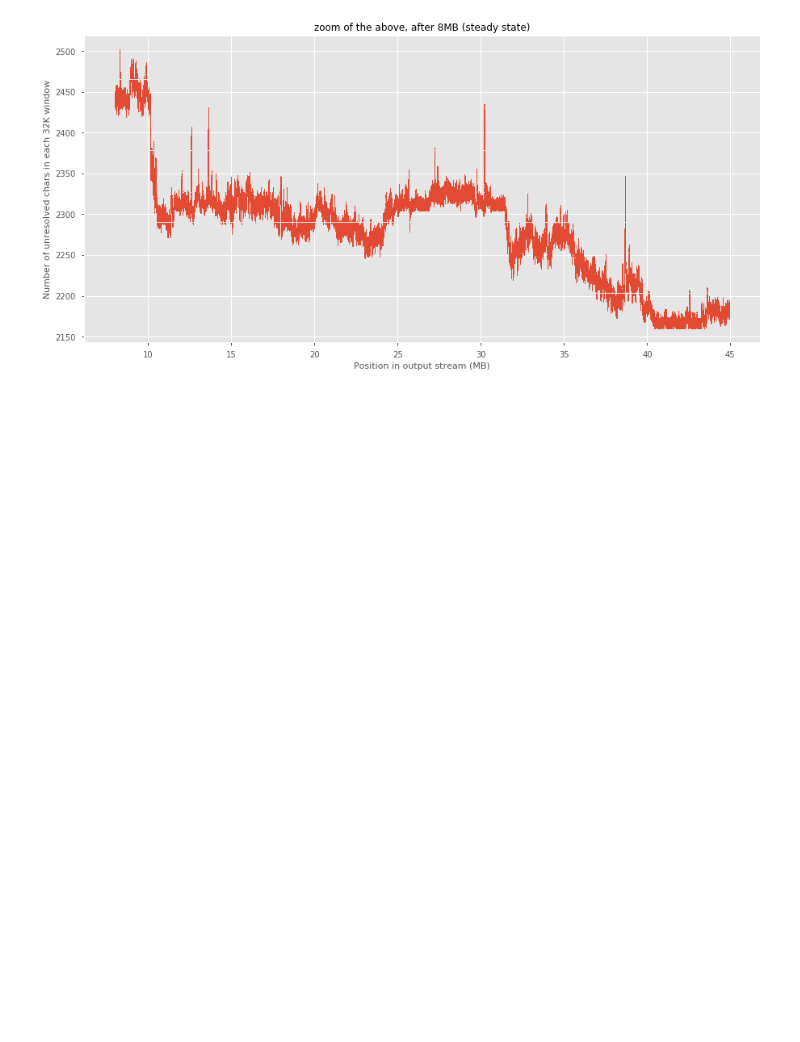
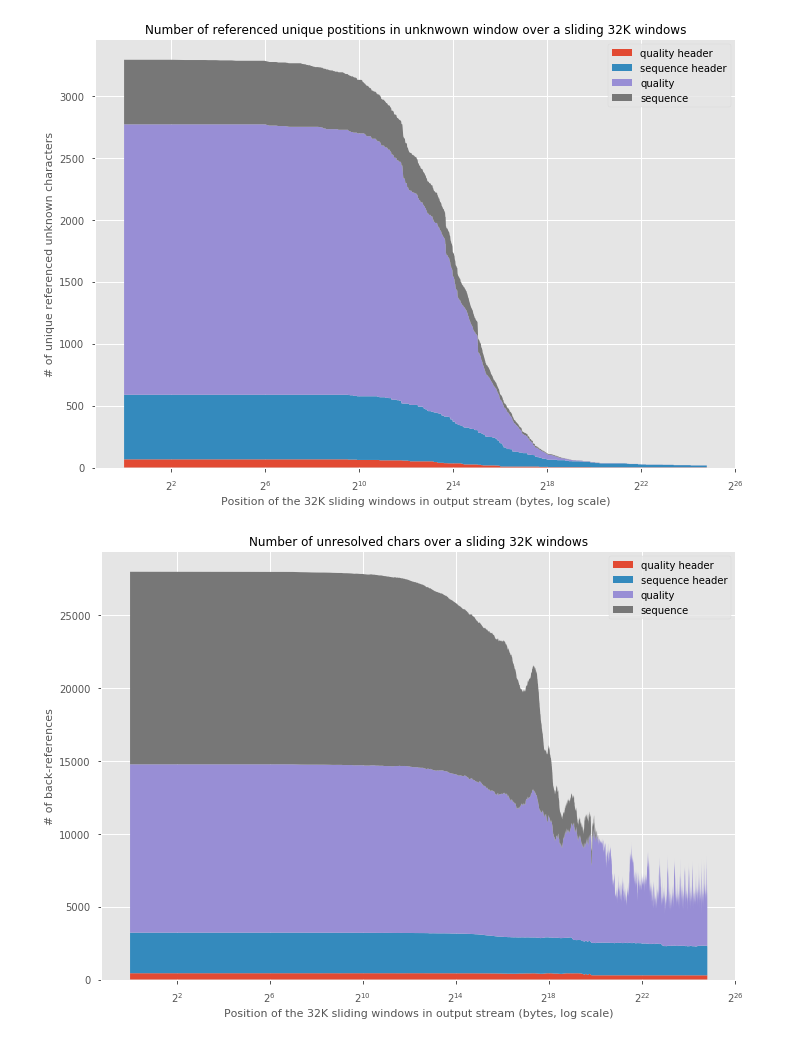
Before and after one commit to rchikhi/fqgz, a Jupyter notebook: Backref stats-O4.ipynb, the cells around one changed output. Drawn from its saved outputs; the diff is of its cells as text; code cells hidden in the pictures; blank space fills up the shorter version.

```diff
--- a/Backref stats-O4.ipynb
+++ b/Backref stats-O4.ipynb
@@ -85,9 +255,63 @@ plt.title('zoom of the above, after the 256K');
-# %%
-plt.figure(figsize=(15,7))
-skip = (8<<20)//decimate_factor
-plt.plot(xaxis[skip:]/(1<<20), unresolved_inwin[skip:], 'o', linewidth=0.2, markersize=1);
-plt.xlabel('Position in output stream (MB)')
-plt.ylabel('Number of unresolved chars in each 32K window');
-plt.title('zoom of the above, after 8MB (steady state)');
-# %% [output]
-[figure, removed]
+# %%
+stack_backrefs_count = []
+stack_unique_backrefs_count = []
+
+for i in range(4):
+    s = set(np.where((context_types==i) & ~never_referenced) [0])
+    m = type_mask_backrefs(backrefs, s)
+    brefs_counts_xaxis, brefs_counts = count_backrefs_sliding_window(m)
+    unique_brefs_counts_xaxis, unique_brefs_counts = count_unique_backrefs_sliding_window(backrefs, m)
+    del s, m
+
+#     if stack_backrefs_count:
+#         brefs_counts += stack_backrefs_count[-1]
+#         unique_brefs_counts += stack_unique_backrefs_count[-1]
+
+    stack_backrefs_count.append(brefs_counts)
+    stack_unique_backrefs_count.append(unique_brefs_counts)
+    del brefs_counts, unique_brefs_counts
+# %%
+def plot_unresolved(log=True, minx=0, figsize=(10,7), title='',
+                   xlabel='Position of the 32K sliding windows in output stream (bytes, log scale)'):
+    if title:
+        title='\n'+title
+
+    fig1 = plt.figure(figsize=figsize)
+    ax = plt.gca()
+    ax.set_title('Number of referenced unique postitions in unknwown window over a sliding 32K windows'+title);
+    if(log):
+        ax.set_xscale('log', basex=2)
+
+    startx = np.searchsorted(unique_brefs_counts_xaxis, minx)
+    ax.stackplot(unique_brefs_counts_xaxis[startx:],
+                  [y[startx:] for y in stack_unique_backrefs_count],
+                  linestyle='-', baseline='zero', linewidth=1, labels=context_types_labels)
+    ax.set_ylabel('# of unique referenced unknown characters');
+    ax.set_xlabel(xlabel)
+    ax.legend();
+    fig1.tight_layout()
+
+
+    fig2 = plt.figure(figsize=figsize)
+    ax = plt.gca()
+    ax.set_title('Number of unresolved chars over a sliding 32K windows');
+    if(log):
+        ax.set_xscale('log', basex=2)
+
+    startx = np.searchsorted(brefs_counts_xaxis, minx)
+    ax.stackplot(brefs_counts_xaxis[startx:],
+                  [y[startx:] for y in stack_backrefs_count],
+                  linestyle='-', baseline='zero', linewidth=1, labels=context_types_labels)
+
+    ax.set_ylabel('# of back-references');
+    ax.set_xlabel(xlabel)
+    ax.legend();
+
+    fig = plt.gcf()
+    fig2.tight_layout()
+    return fig1, fig2
+
+fig1, fig2 = plot_unresolved();
+# %% [output]
+[figure, added]
+[figure, added]
```
Also changed, not shown: parts of 20 cells of this notebook, 2 other files.
